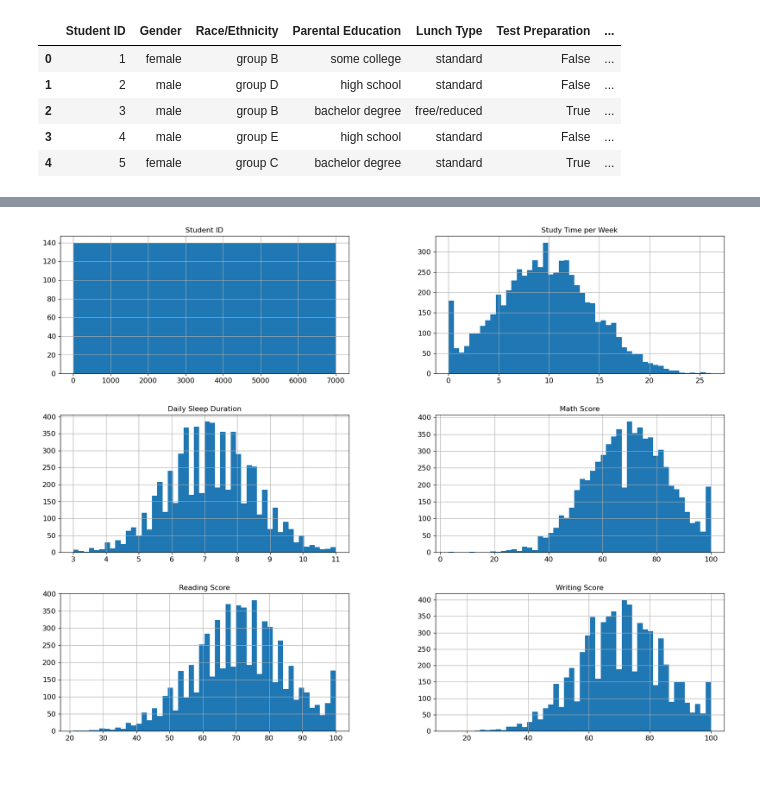
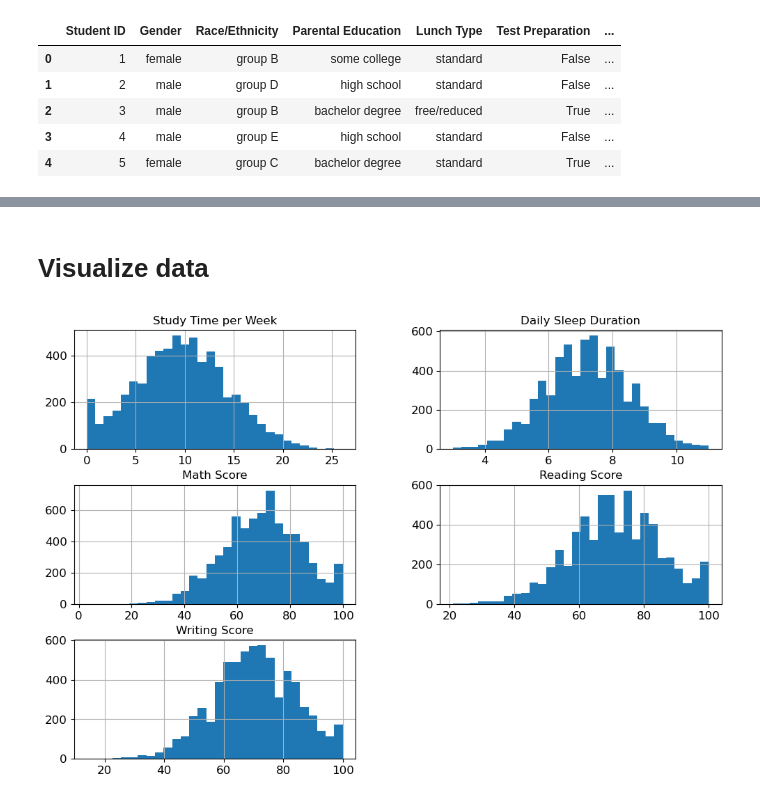
Before and after one commit to cristian0831/Machine-Learning-Projects, a Jupyter notebook: Scikit-Learn/student_performance.ipynb, the cells around one changed output, grey strips where cells are left out. Cells and saved outputs as stored; diff of their text form; code cells hidden in the pictures; blank space fills up the shorter version.

Commit message:
Improving the data processing

```diff
--- a/Scikit-Learn/student_performance.ipynb
+++ b/Scikit-Learn/student_performance.ipynb
@@ -60,9 +60,15 @@ Data columns (total 13 columns):
  12  Internet Access       6720 non-null   object
 dtypes: bool(1), float64(5), int64(1), object(6)
 memory usage: 663.2+ KB
+# %% [markdown]
+# Visualize data
 # %%
 # lets look the raw data
-student_performance.hist(bins = 50, figsize=(20,15))
+
+# visualize numerical values
+
+num_col = student_performance.select_dtypes(include='number').drop(columns=["Student ID"])
+num_col.hist(bins = 30, figsize=(12,8))
 plt.show()
 # %% [output]
-[figure, old version]
+[figure, new version]
```
Also changed, not shown: parts of 10 cells of this notebook.
